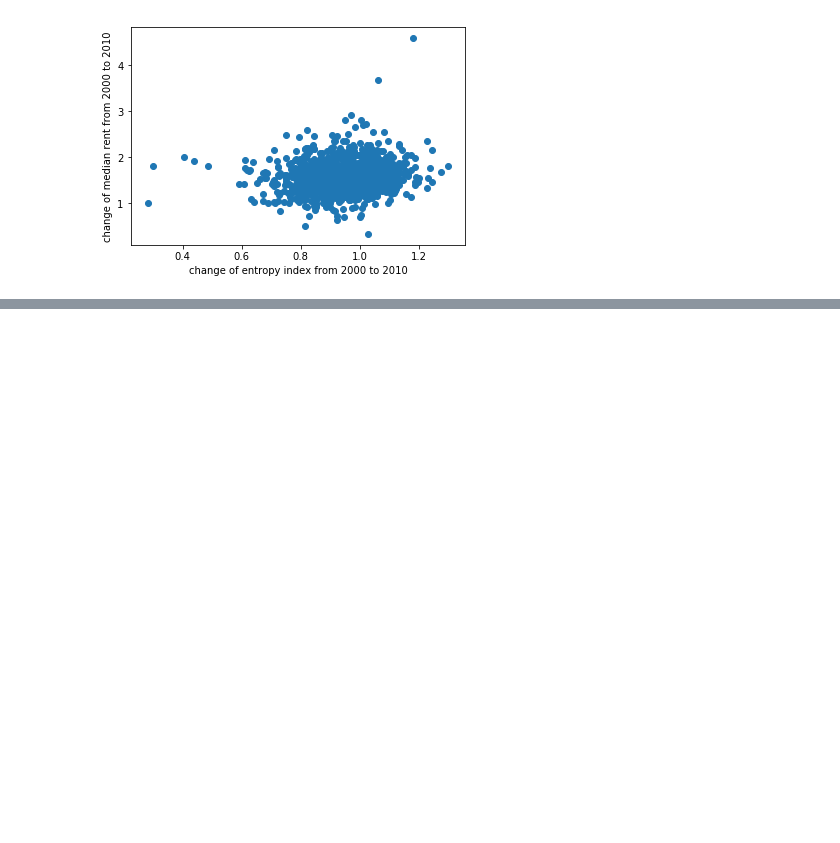
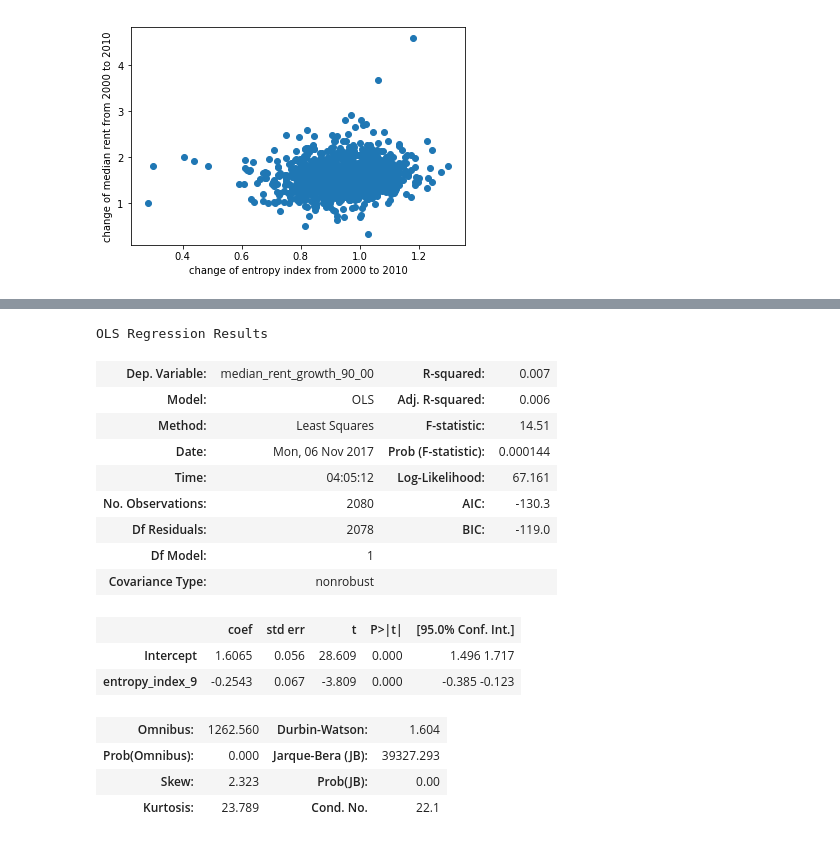
Before and after one commit to picniclin/NYC_yl5240, a Jupyter notebook: NYC_housing_and_income.ipynb, the cells around one changed output, grey strips where cells are left out. Drawn from its saved outputs; the diff is of its cells as text; code cells hidden in the pictures; blank space fills up the shorter version.

```diff
--- a/NYC_housing_and_income.ipynb
+++ b/NYC_housing_and_income.ipynb
@@ -403,0 +420,20 @@ OLS Regression Results
+# %%
+lm3.summary()
+# %% [output]
+OLS Regression Results
+| Dep. Variable: | median_rent_growth_90_00 | R-squared: | 0.007 |
+| Model: | OLS | Adj. R-squared: | 0.006 |
+| Method: | Least Squares | F-statistic: | 14.51 |
+| Date: | Mon, 06 Nov 2017 | Prob (F-statistic): | 0.000144 |
+| Time: | 04:05:12 | Log-Likelihood: | 67.161 |
+| No. Observations: | 2080 | AIC: | -130.3 |
+| Df Residuals: | 2078 | BIC: | -119.0 |
+| Df Model: | 1 |  |  |
+| Covariance Type: | nonrobust |  |  |
+|  | coef | std err | t | P>|t| | [95.0% Conf. Int.] |
+| Intercept | 1.6065 | 0.056 | 28.609 | 0.000 | 1.496 1.717 |
+| entropy_index_9 | -0.2543 | 0.067 | -3.809 | 0.000 | -0.385 -0.123 |
+| Omnibus: | 1262.560 | Durbin-Watson: | 1.604 |
+| Prob(Omnibus): | 0.000 | Jarque-Bera (JB): | 39327.293 |
+| Skew: | 2.323 | Prob(JB): | 0.00 |
+| Kurtosis: | 23.789 | Cond. No. | 22.1 |
```
Also changed, not shown: parts of 7 cells of this notebook.
